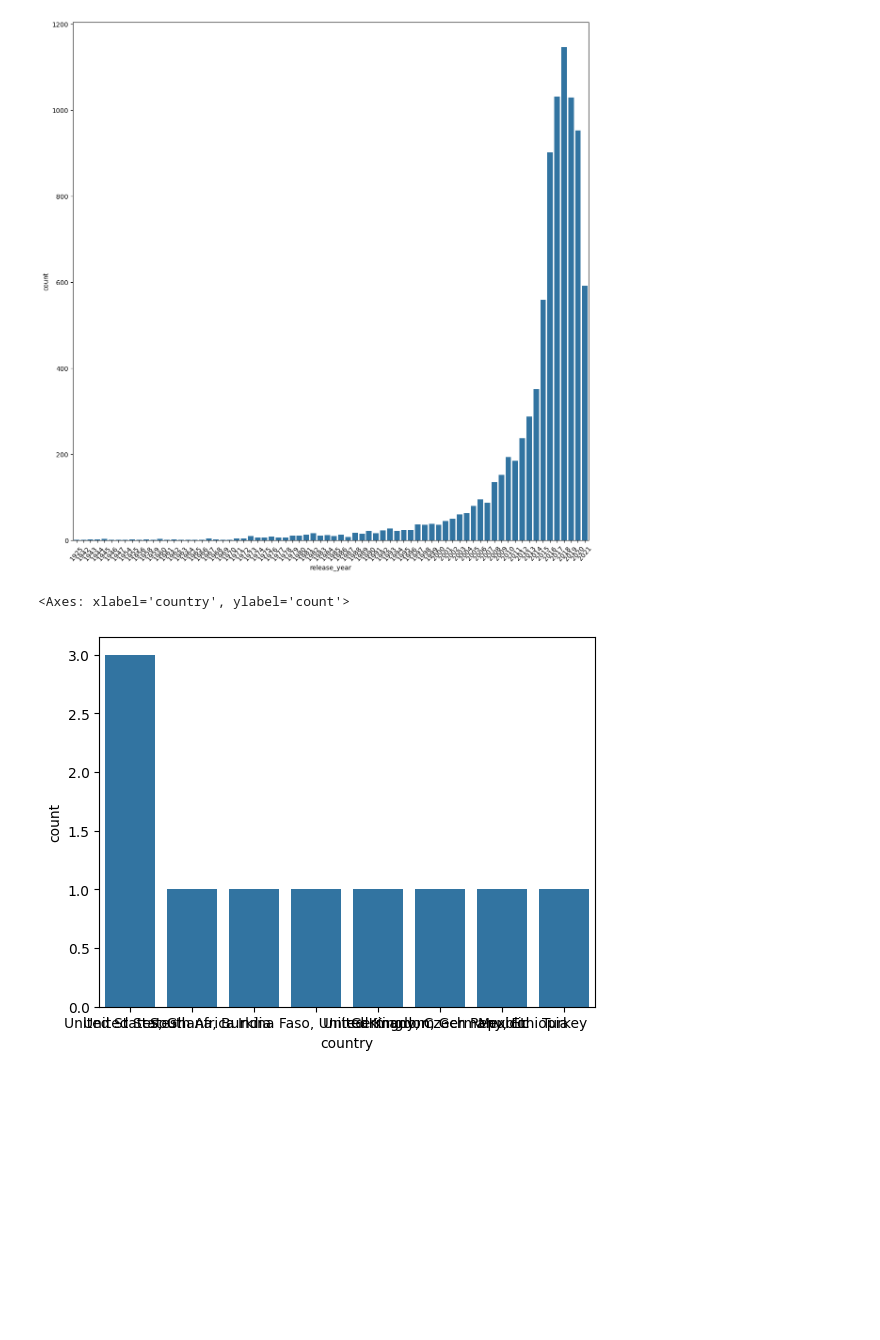
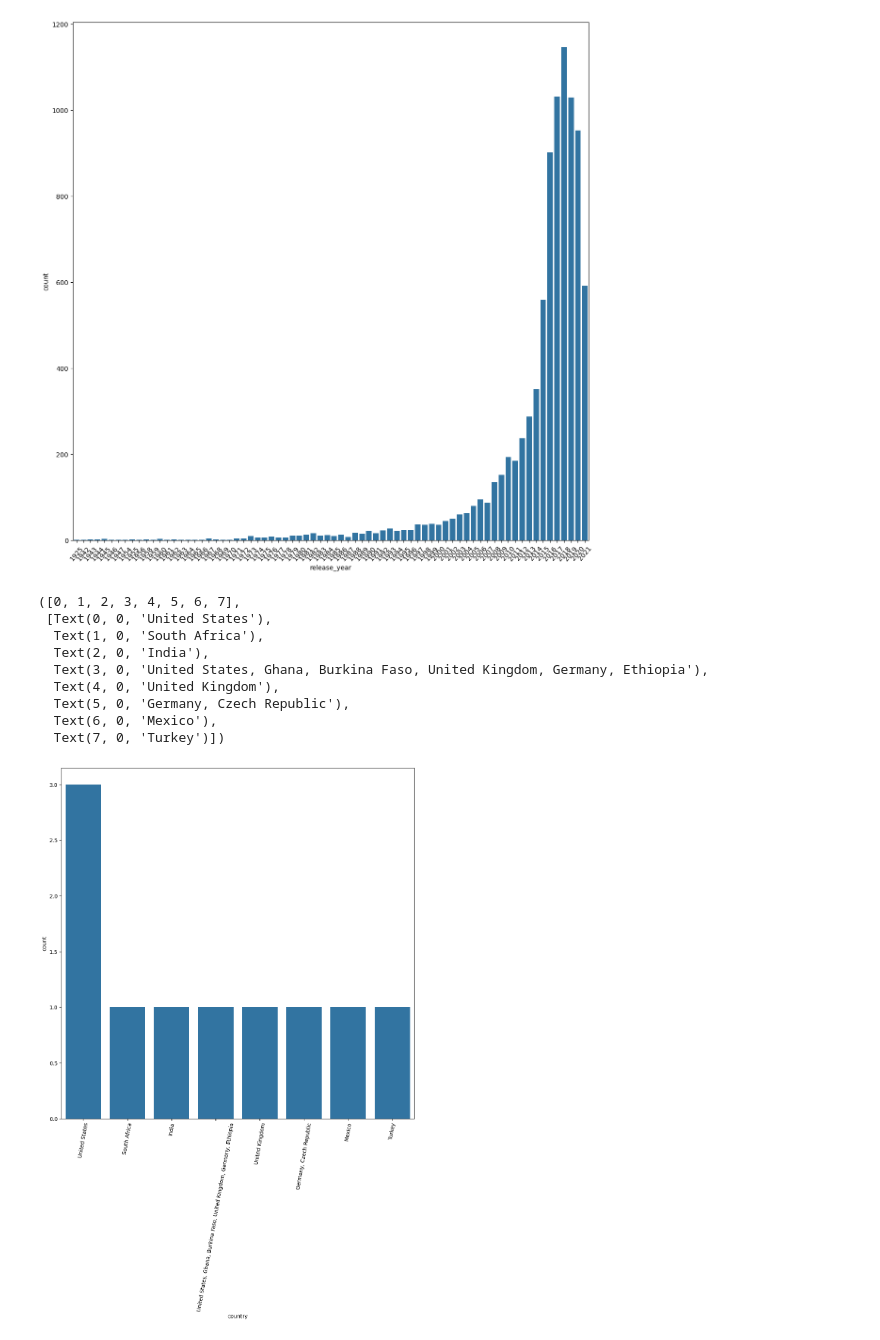
Before and after one commit to mayurimamdi/NetflixRecommendation, a Jupyter notebook: notebook/EDA.ipynb, the cells around one changed output. Drawn from its saved outputs; the diff is of its cells as text; code cells hidden in the pictures; blank space fills up the shorter version.

```diff
--- a/notebook/EDA.ipynb
+++ b/notebook/EDA.ipynb
@@ -158,7 +158,17 @@ plt.show()
 # %%
 df_country=df['country'].dropna().head(10).reset_index()
 # %%
+plt.figure(figsize=(12,12))
 sns.countplot(x='country',data=df_country)
+plt.xticks(rotation=80)
 # %% [output]
-<Axes: xlabel='country', ylabel='count'>
+([0, 1, 2, 3, 4, 5, 6, 7],
+ [Text(0, 0, 'United States'),
+  Text(1, 0, 'South Africa'),
+  Text(2, 0, 'India'),
+  Text(3, 0, 'United States, Ghana, Burkina Faso, United Kingdom, Germany, Ethiopia'),
+  Text(4, 0, 'United Kingdom'),
+  Text(5, 0, 'Germany, Czech Republic'),
+  Text(6, 0, 'Mexico'),
+  Text(7, 0, 'Turkey')])
-[figure, old version]
+[figure, new version]
```
Also changed, not shown: parts of 2 cells of this notebook.
